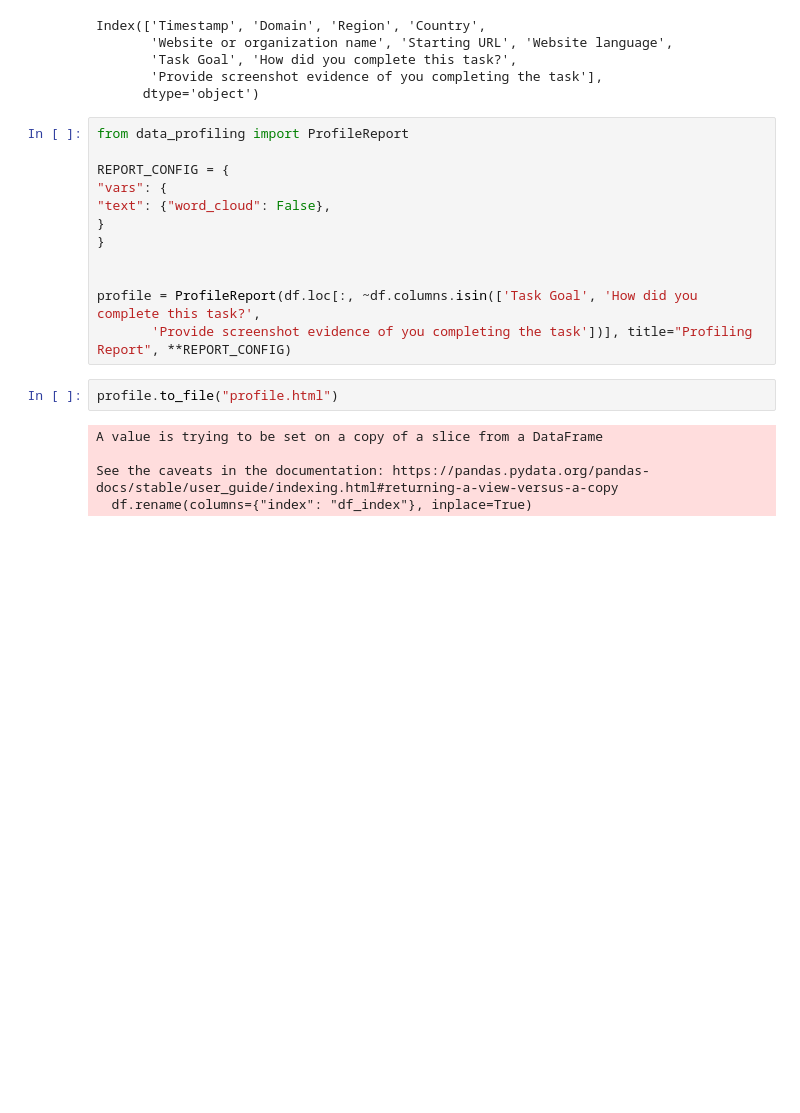
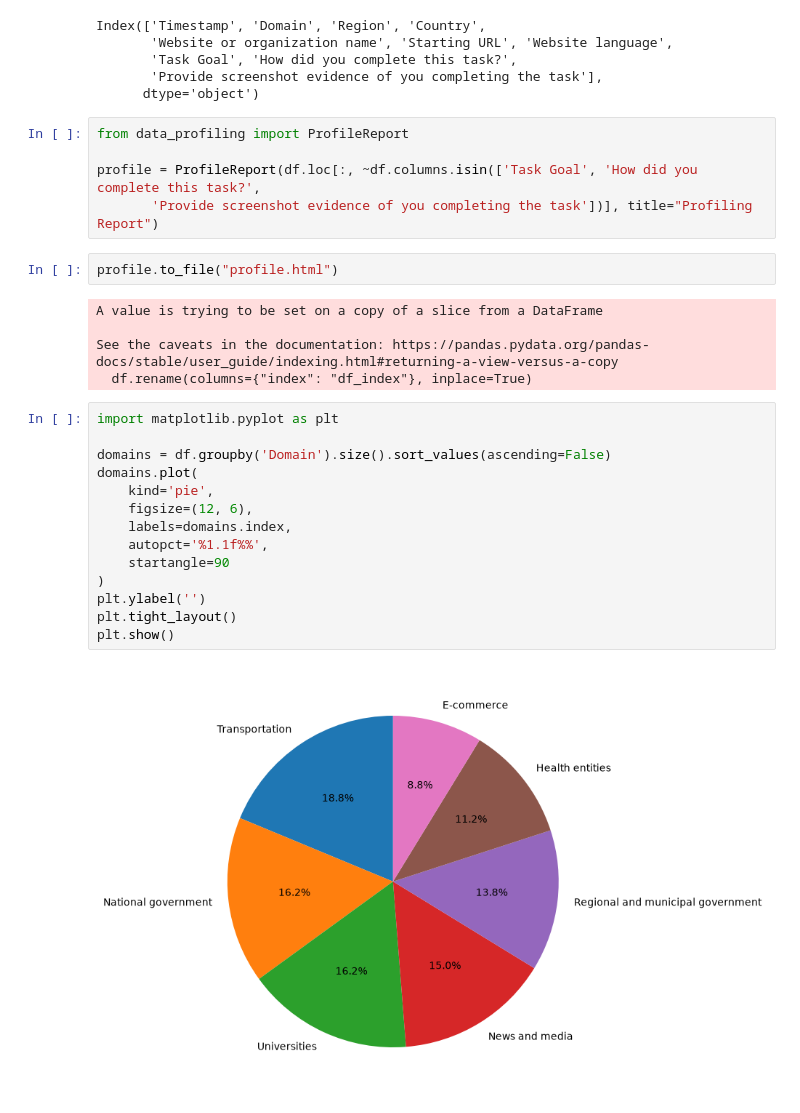
Before and after one commit to juanyepesp/triple-A, a Jupyter notebook: notebooks/data-exploration.ipynb, the cells around one changed output. Cells and saved outputs as stored; diff of their text form; blank space fills up the shorter version.

Commit message:
feat: task bank eda and llm evaluation

```diff
--- a/notebooks/data-exploration.ipynb
+++ b/notebooks/data-exploration.ipynb
@@ -13,15 +13,8 @@ Index(['Timestamp', 'Domain', 'Region', 'Country',
 # %%
 from data_profiling import ProfileReport
 
-REPORT_CONFIG = {
-"vars": {
-"text": {"word_cloud": False},
-}
-}
-
-
 profile = ProfileReport(df.loc[:, ~df.columns.isin(['Task Goal', 'How did you complete this task?',
-       'Provide screenshot evidence of you completing the task'])], title="Profiling Report", **REPORT_CONFIG)
+       'Provide screenshot evidence of you completing the task'])], title="Profiling Report")
 # %%
 profile.to_file("profile.html")
 # %% [output]
@@ -29,3 +22,19 @@ A value is trying to be set on a copy of a slice from a DataFrame
 
 See the caveats in the documentation: https://pandas.pydata.org/pandas-docs/stable/user_guide/indexing.html#returning-a-view-versus-a-copy
   df.rename(columns={"index": "df_index"}, inplace=True)
+# %%
+import matplotlib.pyplot as plt
+
+domains = df.groupby('Domain').size().sort_values(ascending=False)
+domains.plot(
+    kind='pie',
+    figsize=(12, 6),
+    labels=domains.index,
+    autopct='%1.1f%%',
+    startangle=90
+)
+plt.ylabel('')
+plt.tight_layout()
+plt.show()
+# %% [output]
+[figure, added]
```
Also changed, not shown: parts of 7 cells of this notebook, 3 other files.
